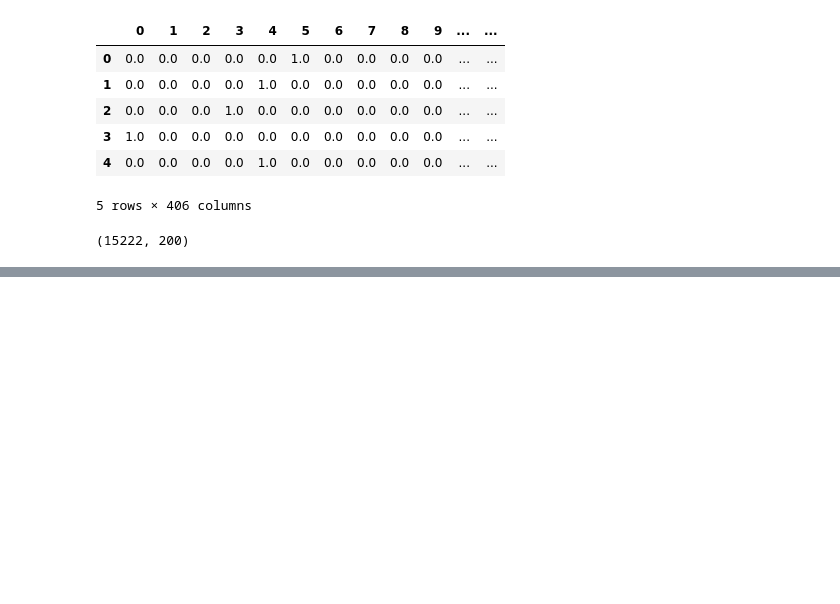
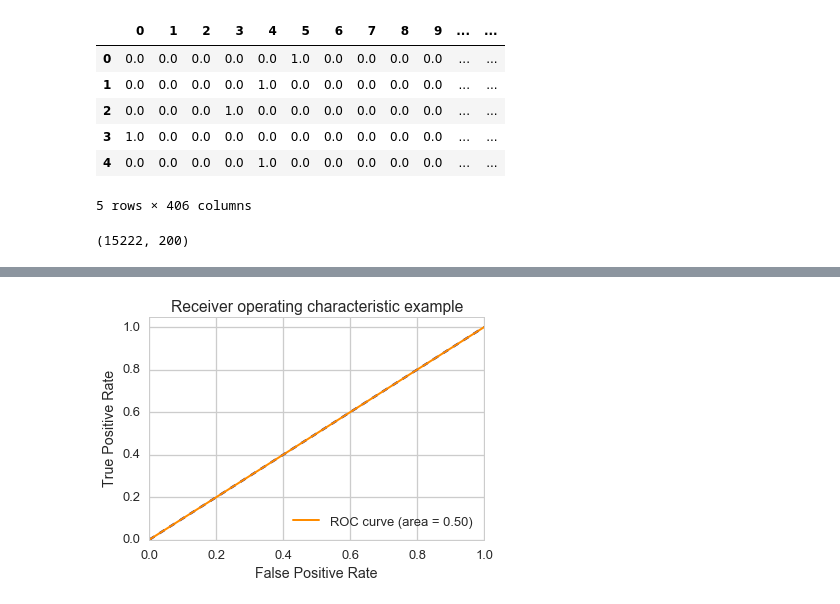
Before and after one commit to XuMuK1/IntroDS_HW, a Jupyter notebook: FinalProject/ServiceNotebook.ipynb, the cells around one changed output, grey strips where cells are left out. Drawn from its saved outputs; the diff is of its cells as text; code cells hidden in the pictures; blank space fills up the shorter version.

```diff
--- a/FinalProject/ServiceNotebook.ipynb
+++ b/FinalProject/ServiceNotebook.ipynb
@@ -240,0 +307,21 @@ ROCAUC: [ 0.51587311  0.49909866  0.51497437]
+# %%
+from sklearn.neural_network import MLPClassifier
+
+from sklearn.model_selection import train_test_split
+X_train, X_test, y_train, y_test = train_test_split(X_sel_pca1, y, test_size=0.4, random_state=0)
+
+# mlp = MLPClassifier(hidden_layer_sizes=(100, 100), max_iter=400, alpha=1e-4,
+#                     solver='sgd', verbose=10, tol=1e-4, random_state=1)
+clf = MLPClassifier(hidden_layer_sizes=(160,150,40), max_iter=10, alpha=1e-4,
+                    solver='lbfgs', tol=1e-4, random_state=1,
+                    learning_rate_init=.1)
+
+PlotROC(clf,X_train,X_test,y_train,y_test)
+
+#print(cross_val_score(clf,X_sel,y,cv=10,scoring="roc_auc"))
+#print(cross_val_score(clf,X_sel,y,cv=10,scoring="accuracy"))
+#print(cross_val_score(clf,X_sel,y,cv=10,scoring="precision"))
+#print(cross_val_score(clf,X_sel,y,cv=10,scoring="recall"))
+#print(cross_val_score(clf,X_sel,y,cv=10,scoring="f1"))
+# %% [output]
+[figure, added]
```
Also changed, not shown: parts of 6 cells of this notebook.
